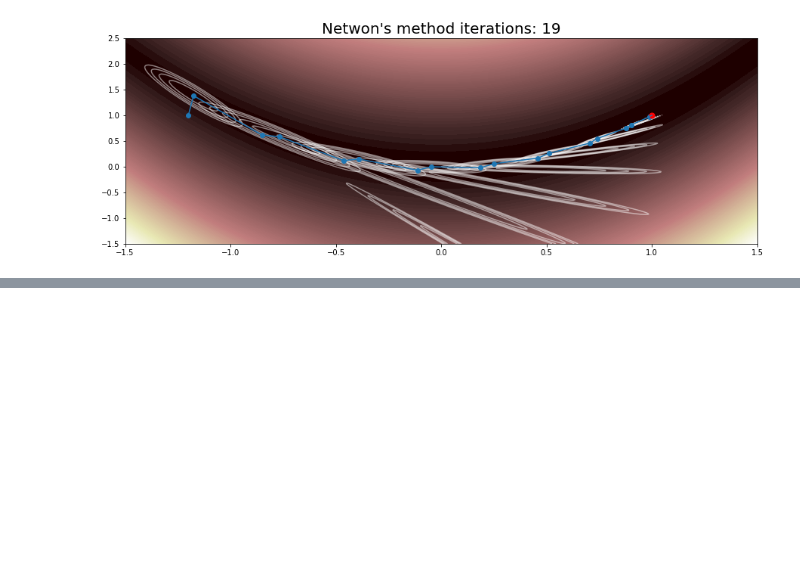
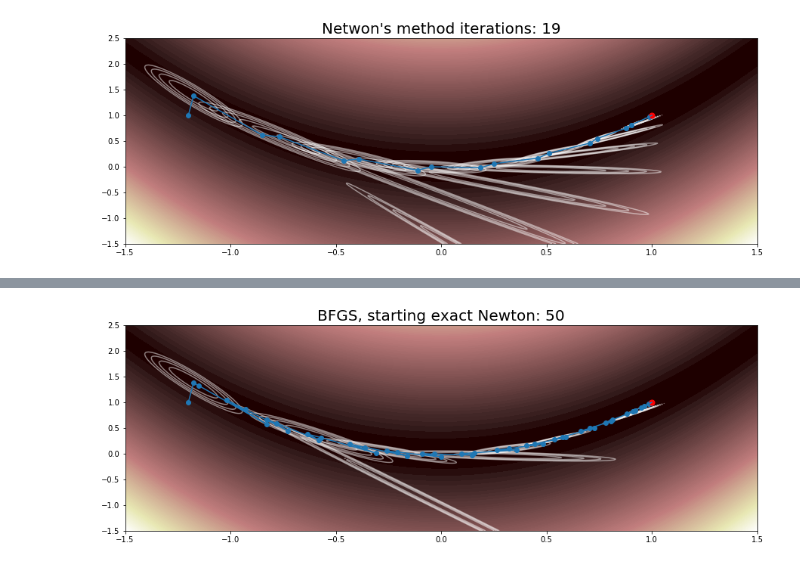
Before and after one commit to agarbuno/probnum, a Jupyter notebook: python/bfgs.ipynb, the cells around one changed output, grey strips where cells are left out. Saved outputs shown, nothing was run; the diff lists cells and outputs as text; code cells hidden in the pictures; blank space fills up the shorter version.

```diff
--- a/python/bfgs.ipynb
+++ b/python/bfgs.ipynb
@@ -326,0 +373,46 @@ for n in range(0,len(qlines_nw),1):
+# %%
+Xall_bfgs = x0
+xold = x0
+
+Hold = np.linalg.inv(Hess(xold))
+H_bfgs = list()
+H_bfgs.append(Hold)
+
+for n in range(niter):
+    p = - np.matmul(Hold, grad(xold))
+    alpha = linesearch(p, grad(xold), rosen(xold), xold)
+    s = alpha * p
+    xnew = xold + alpha * p
+    y = grad(xnew) - grad(xold)
+    rho = 1./np.dot(y,s)
+
+    if np.linalg.norm(grad(xnew)) < 1e-8:
+        break
+
+    Hnew = np.matmul(np.identity(2) - rho * np.outer(s,y),
+              np.matmul(Hold, np.identity(2) - rho * np.outer(y,s))) + rho * np.outer(s,s)
+
+    Xall_bfgs = np.vstack([Xall_bfgs, xnew])
+    xold = xnew
+    Hold = Hnew
+    H_bfgs.append(Hold)
+
+n_bfgs = n
+# %%
+qlines_bfgs = list()
+for n in range(Xall_bfgs.shape[0]):
+    h = rosen(Xall_bfgs[n,:])
+    g = grad(Xall_bfgs[n,:])
+    H = np.linalg.inv(H_bfgs[n])
+
+    px = pos - Xall_bfgs[n,:]
+
+    qlines_bfgs.append(h + np.matmul(px, g) + 0.5 * (np.matmul(px, H) * px).sum(axis = 1))
+# %%
+plot_iter(Xall_bfgs, niter = n_bfgs)
+plt.title("BFGS, starting exact Newton: %s"%(n_bfgs), fontsize = 20);
+plt.scatter(1,1,c = 'r', s = 50, zorder = 3);
+for n in range(0,len(qlines_bfgs),5):
+    plt.contour(X,Y,qlines_bfgs[n].reshape(N,N), np.linspace(qlines_bfgs[n].min(),2*qlines_bfgs[n].min(),5), colors = 'w', alpha = 0.5,zorder = 2);
+# %% [output]
+[figure, added]
```
Also changed, not shown: parts of 7 cells of this notebook.
